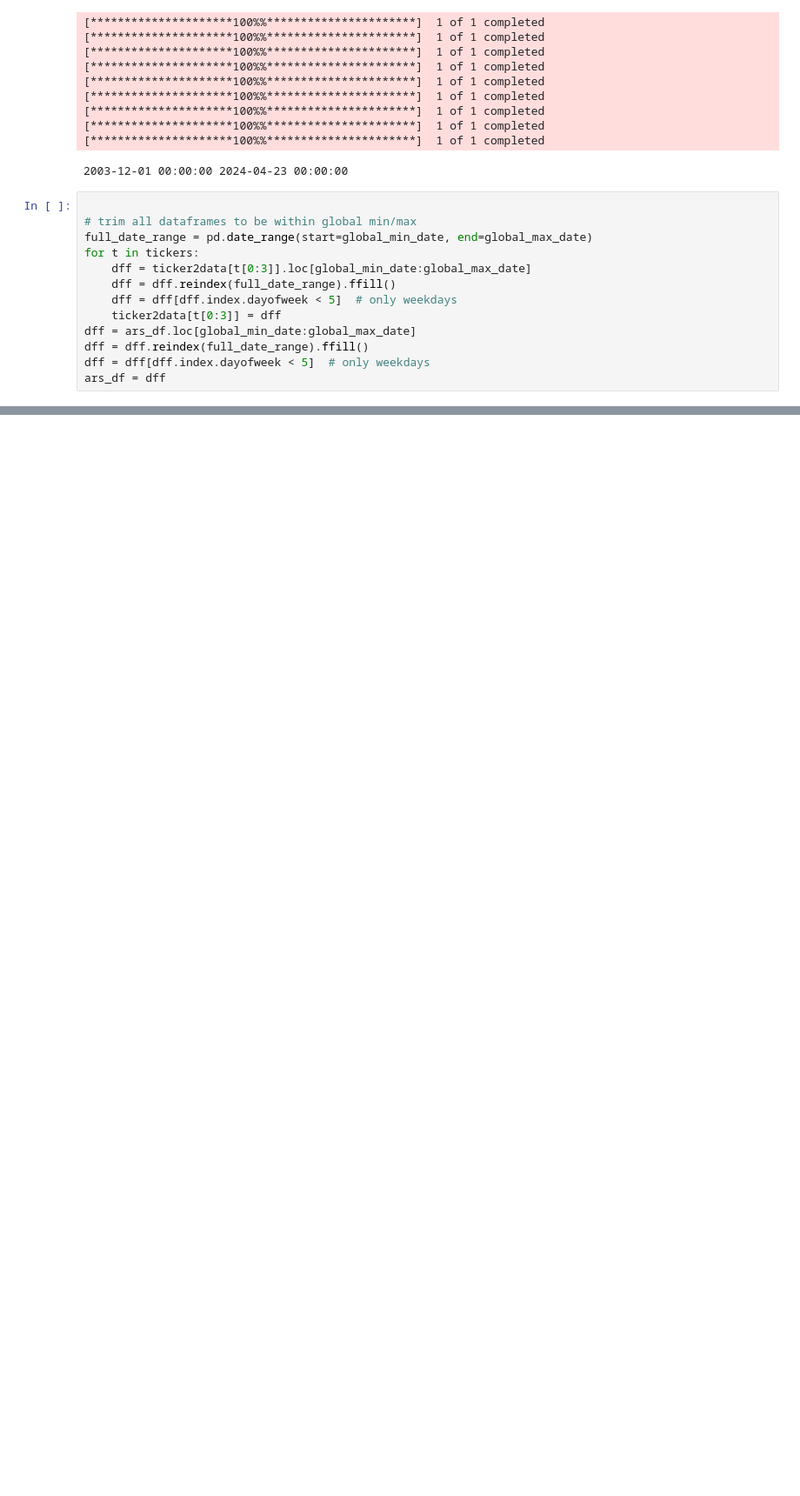
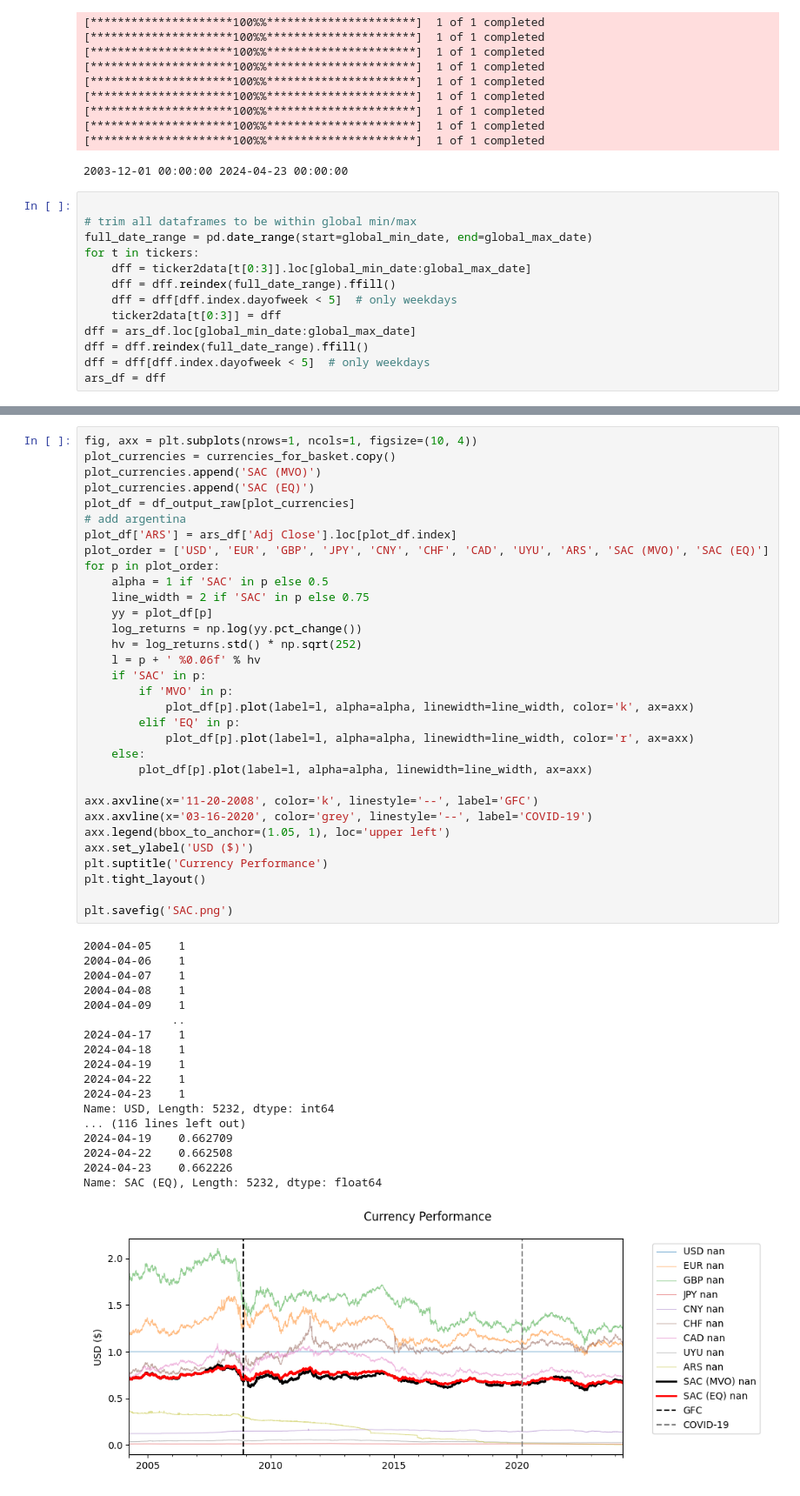
Before and after one commit to CELtd/cel, a Jupyter notebook: notebooks/argentina/v2.ipynb, the cells around one changed output, grey strips where cells are left out. Shown: that part at 87% size. Cells and saved outputs as stored; diff of their text form; blank space fills up the shorter version.

```diff
--- a/notebooks/argentina/v2.ipynb
+++ b/notebooks/argentina/v2.ipynb
@@ -243,0 +240,51 @@ plt.savefig('SAC.png')
+# %%
+fig, axx = plt.subplots(nrows=1, ncols=1, figsize=(10, 4))
+plot_currencies = currencies_for_basket.copy()
+plot_currencies.append('SAC (MVO)')
+plot_currencies.append('SAC (EQ)')
+plot_df = df_output_raw[plot_currencies]
+# add argentina
+plot_df['ARS'] = ars_df['Adj Close'].loc[plot_df.index]
+plot_order = ['USD', 'EUR', 'GBP', 'JPY', 'CNY', 'CHF', 'CAD', 'UYU', 'ARS', 'SAC (MVO)', 'SAC (EQ)']
+for p in plot_order:
+    alpha = 1 if 'SAC' in p else 0.5
+    line_width = 2 if 'SAC' in p else 0.75
+    yy = plot_df[p]
+    log_returns = np.log(yy.pct_change())
+    hv = log_returns.std() * np.sqrt(252)
+    l = p + ' %0.06f' % hv
+    if 'SAC' in p:
+        if 'MVO' in p:
+            plot_df[p].plot(label=l, alpha=alpha, linewidth=line_width, color='k', ax=axx)
+        elif 'EQ' in p:
+            plot_df[p].plot(label=l, alpha=alpha, linewidth=line_width, color='r', ax=axx)
+    else:
+        plot_df[p].plot(label=l, alpha=alpha, linewidth=line_width, ax=axx)
+
+axx.axvline(x='11-20-2008', color='k', linestyle='--', label='GFC')
+axx.axvline(x='03-16-2020', color='grey', linestyle='--', label='COVID-19')
+axx.legend(bbox_to_anchor=(1.05, 1), loc='upper left')
+axx.set_ylabel('USD ($)')
+plt.suptitle('Currency Performance')
+plt.tight_layout()
+
+plt.savefig('SAC.png')
+# %% [output]
+2004-04-05    1
+2004-04-06    1
+2004-04-07    1
+2004-04-08    1
+2004-04-09    1
+             ..
+2024-04-17    1
+2024-04-18    1
+2024-04-19    1
+2024-04-22    1
+2024-04-23    1
+Name: USD, Length: 5232, dtype: int64
+... (116 lines left out)
+2024-04-19    0.662709
+2024-04-22    0.662508
+2024-04-23    0.662226
+Name: SAC (EQ), Length: 5232, dtype: float64
+[figure, added]
```
Also changed, not shown: parts of 6 cells of this notebook.
